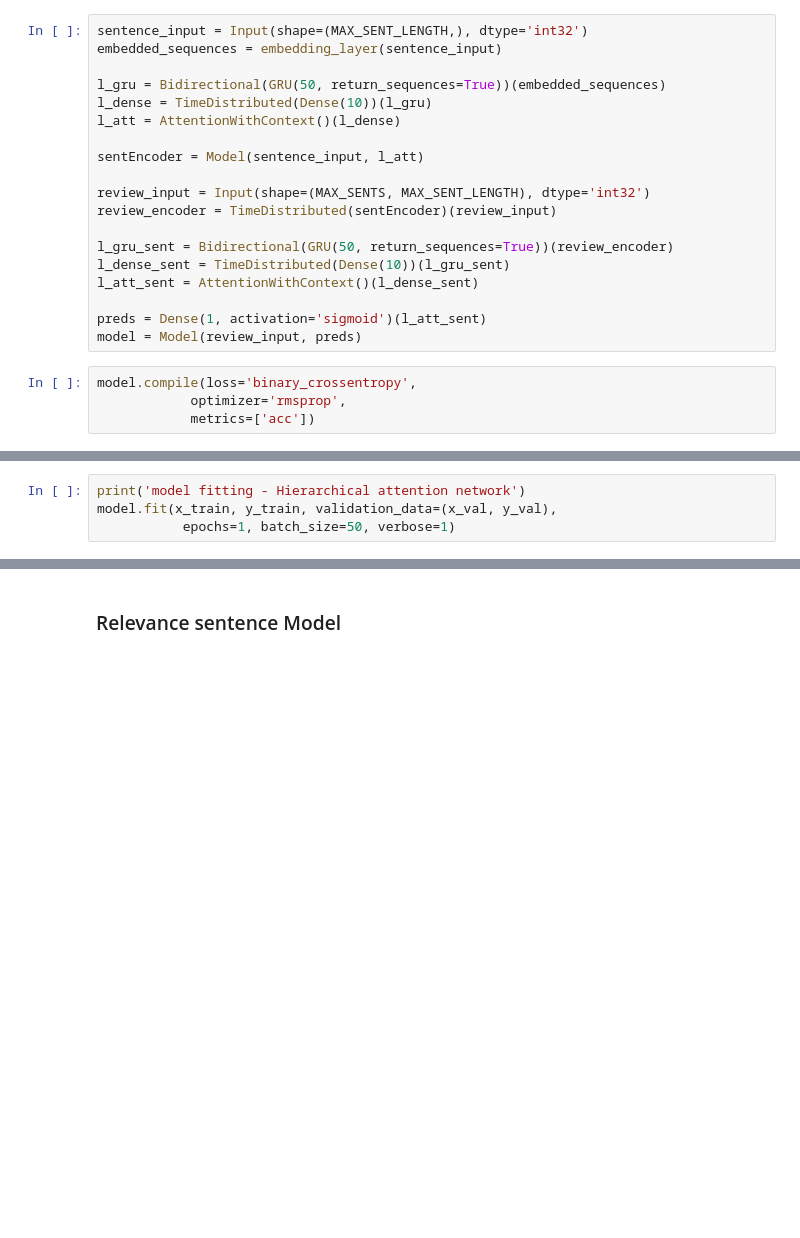
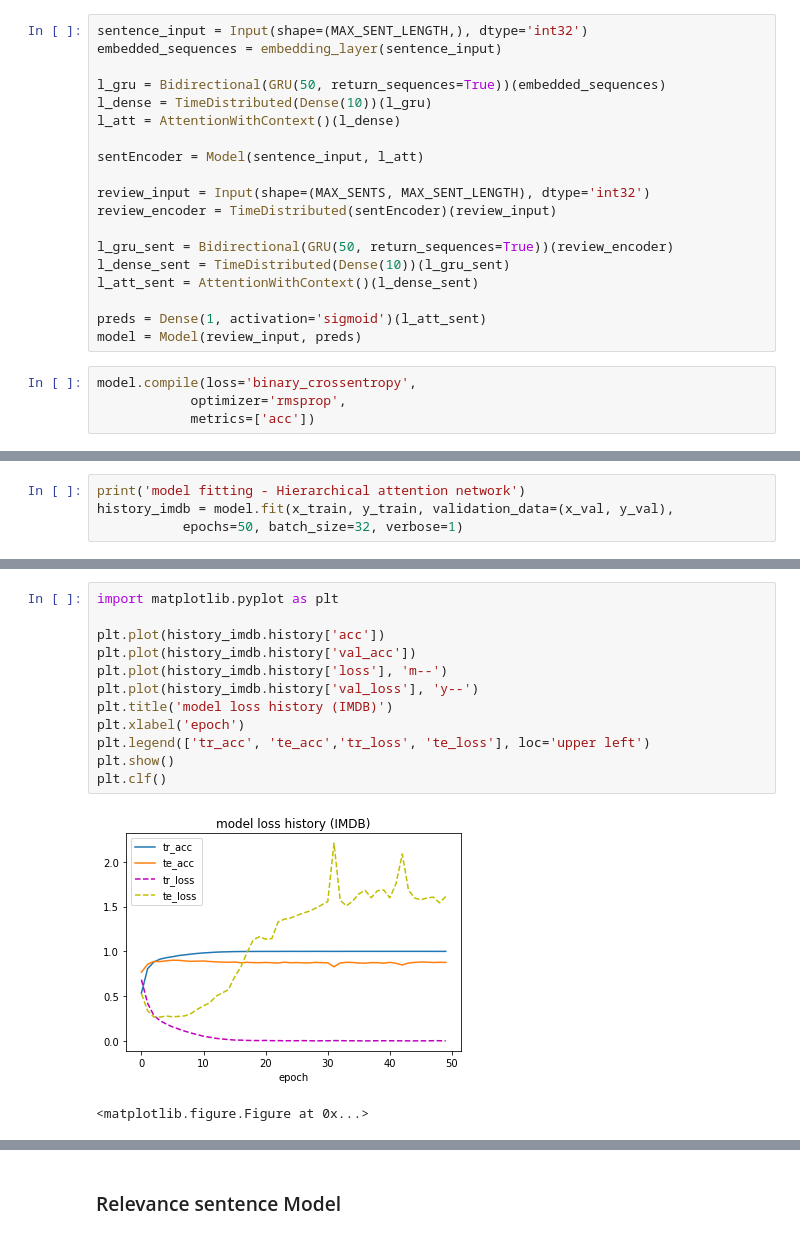
Before and after one commit to annekehdyt/text-transparency, a Jupyter notebook: Implementation/HAN modified.ipynb, the cells around one changed output, grey strips where cells are left out. Cells and saved outputs as stored; diff of their text form; blank space fills up the shorter version.

```diff
--- a/Implementation/HAN modified.ipynb
+++ b/Implementation/HAN modified.ipynb
@@ -358,7 +358,7 @@ Non-trainable params: 0
 _________________________________________________________________
 # %%
 print('model fitting - Hierarchical attention network')
-model.fit(x_train, y_train, validation_data=(x_val, y_val),
-           epochs=1, batch_size=50, verbose=1)
+history_imdb = model.fit(x_train, y_train, validation_data=(x_val, y_val),
+           epochs=50, batch_size=32, verbose=1)
 # %% [output]
 model fitting - Hierarchical attention network
@@ -367,0 +381,15 @@ KeyboardInterrupt:
+# %%
+import matplotlib.pyplot as plt
+
+plt.plot(history_imdb.history['acc'])
+plt.plot(history_imdb.history['val_acc'])
+plt.plot(history_imdb.history['loss'], 'm--')
+plt.plot(history_imdb.history['val_loss'], 'y--')
+plt.title('model loss history (IMDB)')
+plt.xlabel('epoch')
+plt.legend(['tr_acc', 'te_acc','tr_loss', 'te_loss'], loc='upper left')
+plt.show()
+plt.clf()
+# %% [output]
+[figure, added]
+<matplotlib.figure.Figure at 0x...>
```
Also changed, not shown: parts of 7 cells of this notebook.
